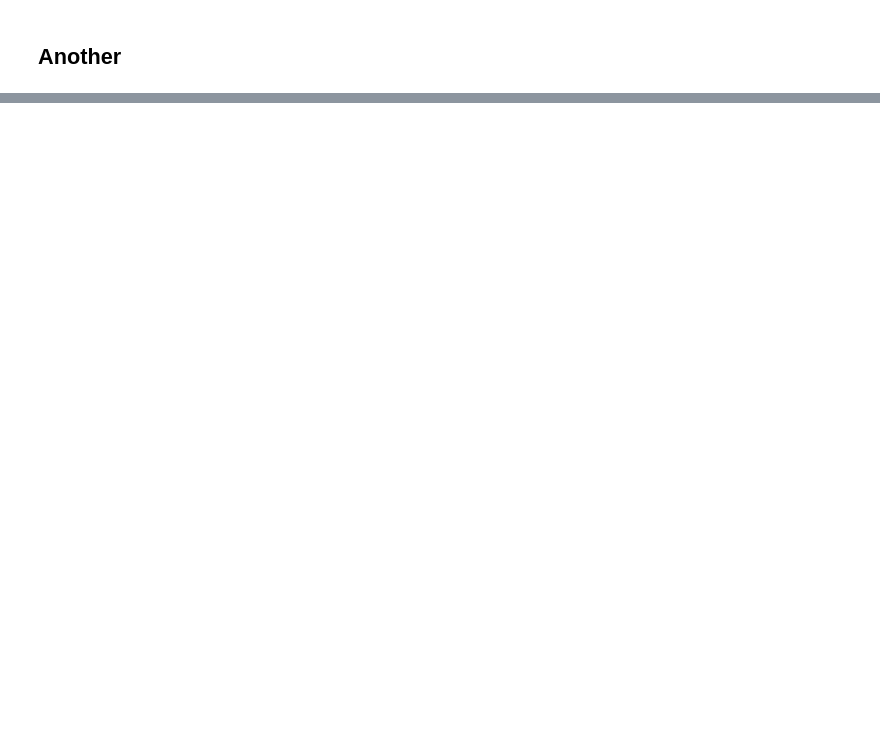
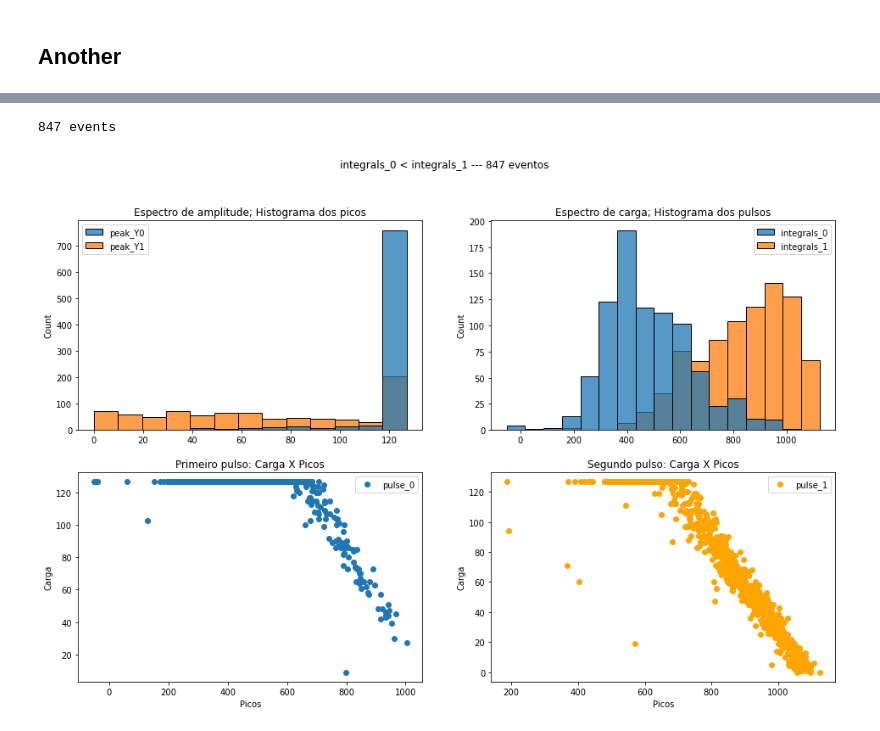
Before and after one commit to afauth/mudecay, a Jupyter notebook: MuonDecay/data_analyze/analyze.ipynb, the cells around one changed output, grey strips where cells are left out. Saved outputs shown, nothing was run; the diff lists cells and outputs as text; code cells hidden in the pictures; blank space fills up the shorter version.

```diff
--- a/MuonDecay/data_analyze/analyze.ipynb
+++ b/MuonDecay/data_analyze/analyze.ipynb
@@ -203,4 +160,7 @@ plots_collection(results=results)
 # %%
 results_filt_integral = results.query("integrals_0 < integrals_1")
-plots_collection(results_filt_integral)
+plots_collection(results_filt_integral, title=f"integrals_0 < integrals_1 --- {results_filt_integral.shape[0]} eventos")
+# %% [output]
+847 events
+[figure, added]
 # %%
```
Also changed, not shown: parts of 29 cells of this notebook, 14 other files.
